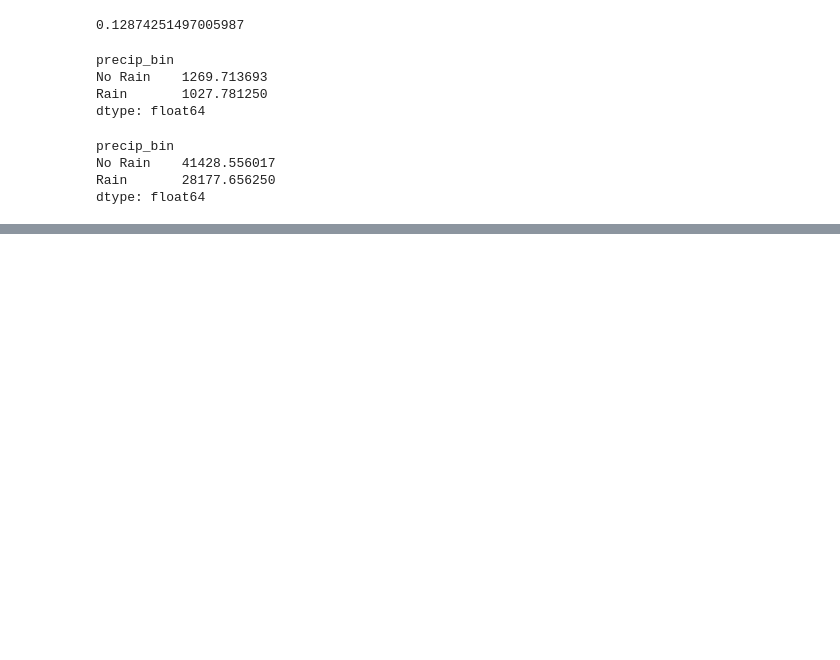
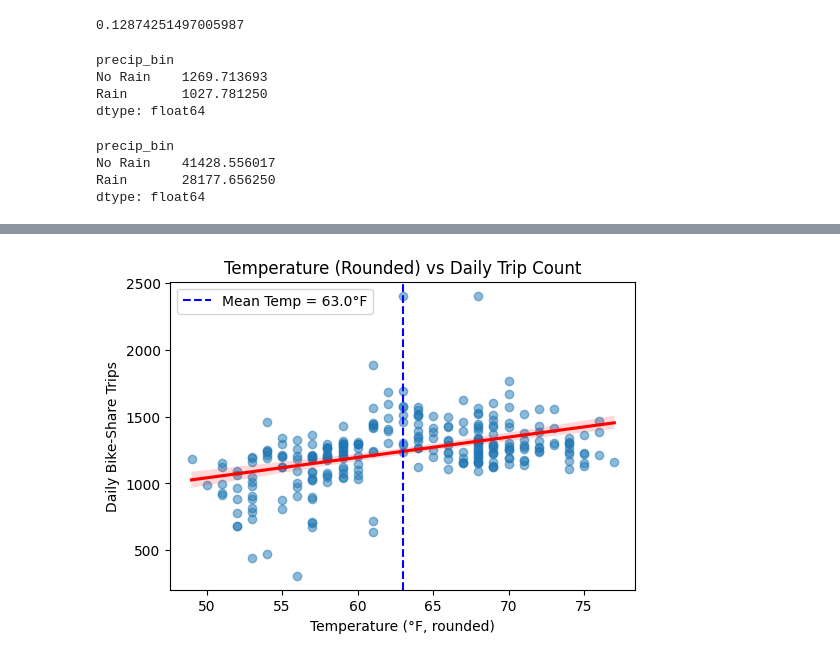
Before and after one commit to KeanuVentura/DataJamProject, a Jupyter notebook: notebook.ipynb, the cells around one changed output, grey strips where cells are left out. Drawn from its saved outputs; the diff is of its cells as text; code cells hidden in the pictures; blank space fills up the shorter version.

```diff
--- a/notebook.ipynb
+++ b/notebook.ipynb
@@ -162,9 +123,9 @@ weather_df['windspeed'].mean()
 # %% [output]
 11.539221556886226
 # %%
-# round windspeed to whole number
+# round windspeed to the nearest 0.5
 
-merged_df['windspeed_round'] = merged_df['windspeed'].round().astype(int)
+merged_df['windspeed_round'] = (merged_df['windspeed'] * 2).round() / 2
 # %%
 # windspeed with the most total bike-share trips
 
@@ -230,3 +191,18 @@ precip_bin
 No Rain    41428.556017
 Rain       28177.656250
 dtype: float64
+# %%
+# round precip
+
+merged_df['precip_round'] = merged_df['precip'].round(2)
+
+# correlation matrix
+
+daily_df = merged_df.groupby('date').agg({
+    'trip_id': 'count',
+    'temp_round': 'mean',
+    'windspeed_round': 'mean',
+    'precip_round': 'mean'
+}).reset_index()
+
+daily_df.corr(numeric_only=True)
@@ -232,0 +262,34 @@ dtype: float64
+# %%
+# temperature vs trips scatterplot with linear trend line,  direction & strength of the relationship, and mean temperature
+
+mean_temp = weather_df['temp'].mean()
+
+plt.figure(figsize=(6, 4))
+
+# scatter + regression line
+
+sns.regplot(
+    data=daily_df,
+    x='temp_round',
+    y='trip_id',
+    scatter_kws={'alpha': 0.5},
+    line_kws={'color': 'red'}
+)
+
+# vertical dashed line for average temperature
+
+plt.axvline(
+    x=mean_temp,
+    color='blue',
+    linestyle='--',
+    linewidth=1.5,
+    label=f"Mean Temp = {mean_temp:.1f}°F"
+)
+
+plt.title("Temperature (Rounded) vs Daily Trip Count")
+plt.xlabel("Temperature (°F, rounded)")
+plt.ylabel("Daily Bike-Share Trips")
+plt.legend()
+plt.show()
+# %% [output]
+[figure, added]
```
Also changed, not shown: parts of 23 cells of this notebook.
